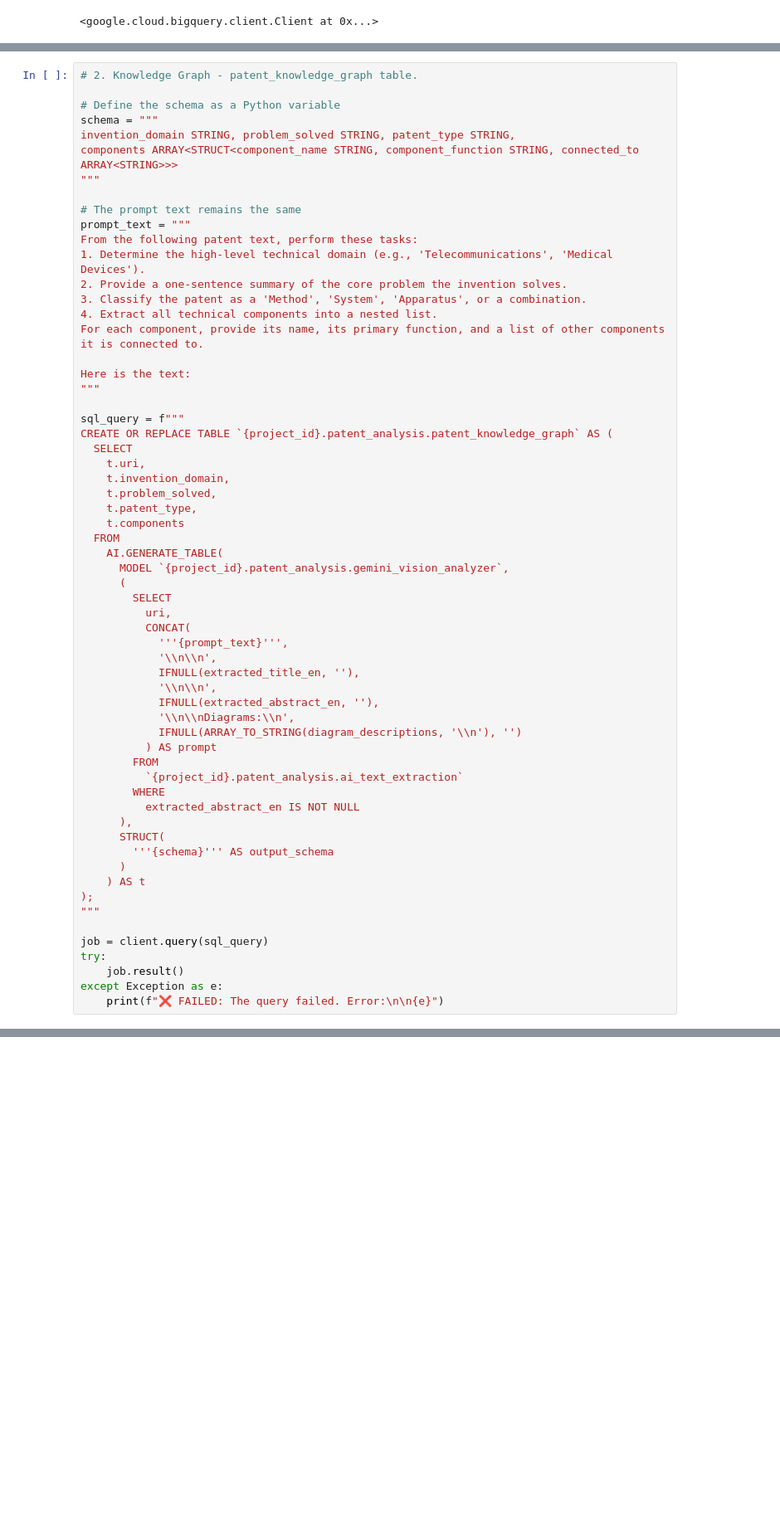
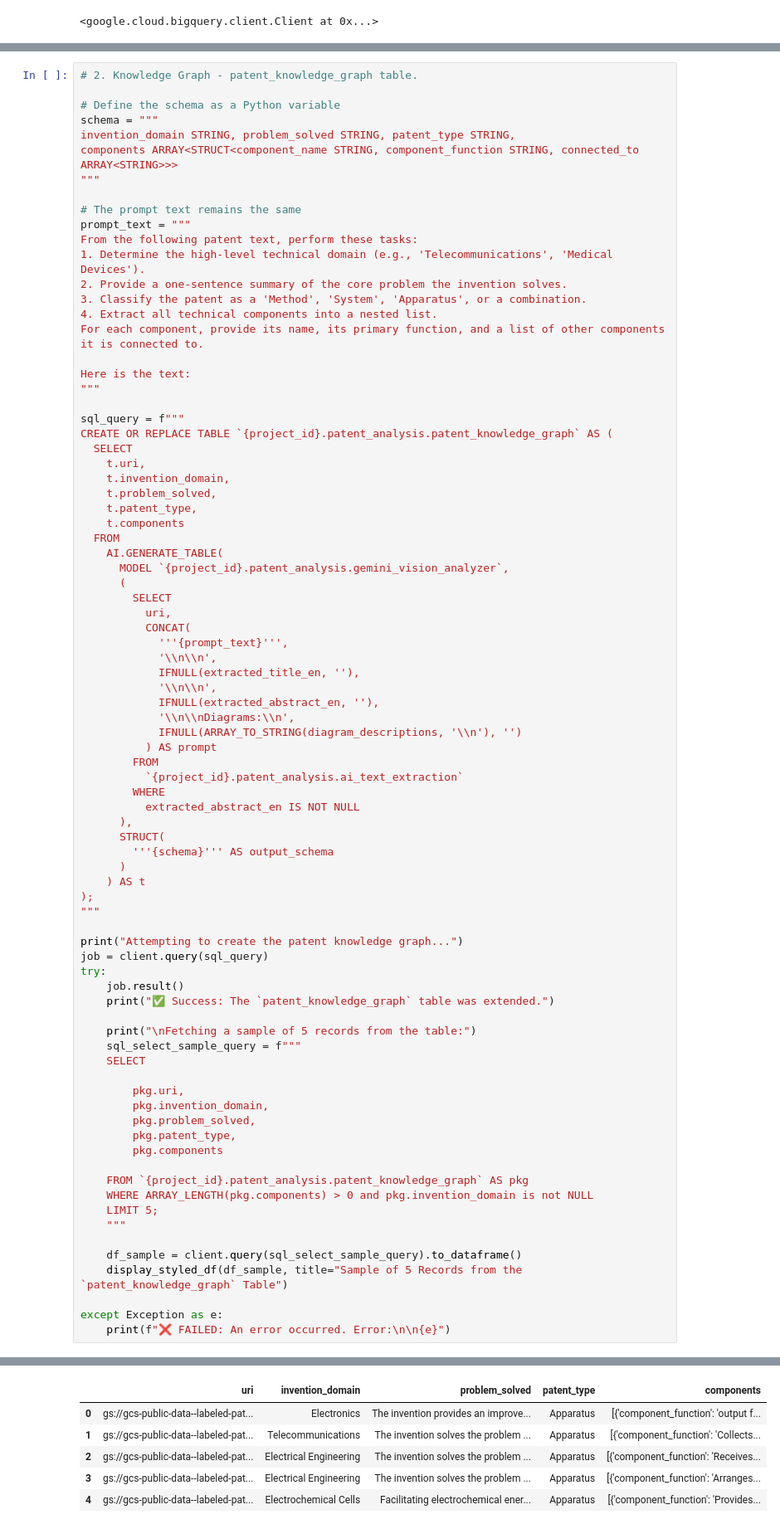
Before and after one commit to vserifoglu/bq-ai-patent-analyst, a Jupyter notebook: notebooks/bigquery-ai-the-patent-analyst-project.ipynb, the cells around one changed output, grey strips where cells are left out. Shown at 83% size. Drawn from its saved outputs; the diff is of its cells as text; blank space fills up the shorter version.

```diff
--- a/notebooks/bigquery-ai-the-patent-analyst-project.ipynb
+++ b/notebooks/bigquery-ai-the-patent-analyst-project.ipynb
@@ -570,8 +669,30 @@ CREATE OR REPLACE TABLE `{project_id}.patent_analysis.patent_knowledge_graph` AS
 );
 """
 
+print("Attempting to create the patent knowledge graph...")
 job = client.query(sql_query)
 try:
     job.result()
+    print("✅ Success: The `patent_knowledge_graph` table was extended.")
+
+    print("\nFetching a sample of 5 records from the table:")
+    sql_select_sample_query = f"""
+    SELECT
+
+        pkg.uri,
+        pkg.invention_domain,
+        pkg.problem_solved,
+        pkg.patent_type,
+        pkg.components
+
+    FROM `{project_id}.patent_analysis.patent_knowledge_graph` AS pkg
+    WHERE ARRAY_LENGTH(pkg.components) > 0 and pkg.invention_domain is not NULL
+    LIMIT 5;
+    """
+
+    df_sample = client.query(sql_select_sample_query).to_dataframe()
+    display_styled_df(df_sample, title="Sample of 5 Records from the `patent_knowledge_graph` Table")
+
 except Exception as e:
-    print(f"❌ FAILED: The query failed. Error:\n\n{e}")
+    print(f"❌ FAILED: An error occurred. Error:\n\n{e}")
+# %% [output]
@@ -578,3 +704,9 @@ except Exception as e:
+|  | uri | invention_domain | problem_solved | patent_type | components |
+| 0 | gs://gcs-public-data--labeled-pat... | Electronics | The invention provides an improve... | Apparatus | [{'component_function': 'output f... |
+| 1 | gs://gcs-public-data--labeled-pat... | Telecommunications | The invention solves the problem ... | Apparatus | [{'component_function': 'Collects... |
+| 2 | gs://gcs-public-data--labeled-pat... | Electrical Engineering | The invention solves the problem ... | Apparatus | [{'component_function': 'Receives... |
+| 3 | gs://gcs-public-data--labeled-pat... | Electrical Engineering | The invention solves the problem ... | Apparatus | [{'component_function': 'Arranges... |
+| 4 | gs://gcs-public-data--labeled-pat... | Electrochemical Cells | Facilitating electrochemical ener... | Apparatus | [{'component_function': 'Provides... |
 # %% [markdown]
 ## Visualization
 
```
Also changed, not shown: parts of 21 cells of this notebook.
